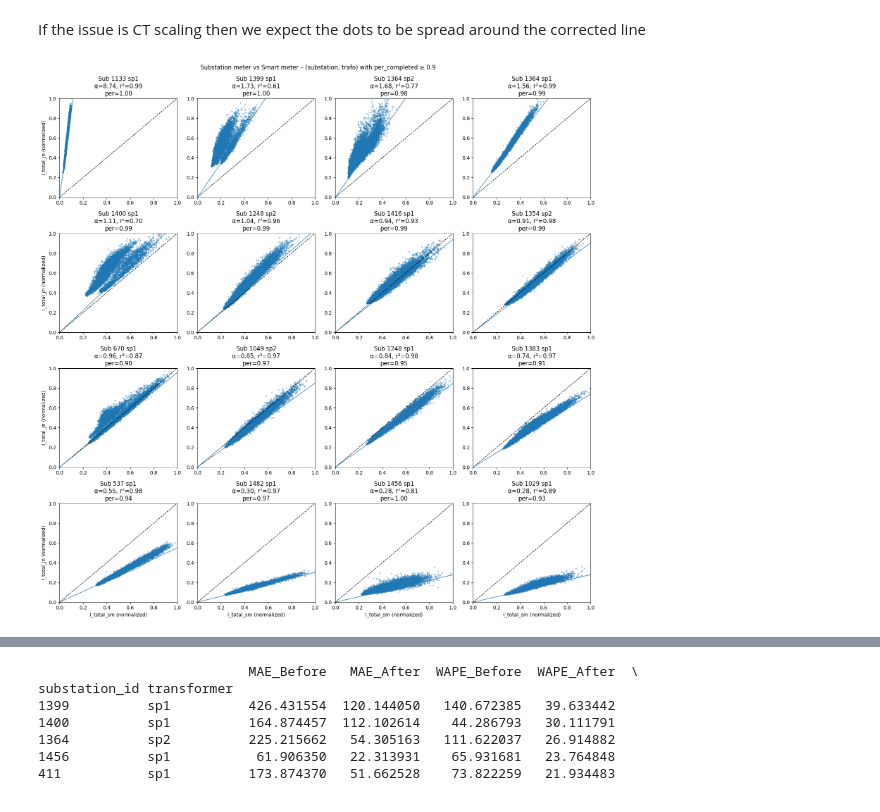
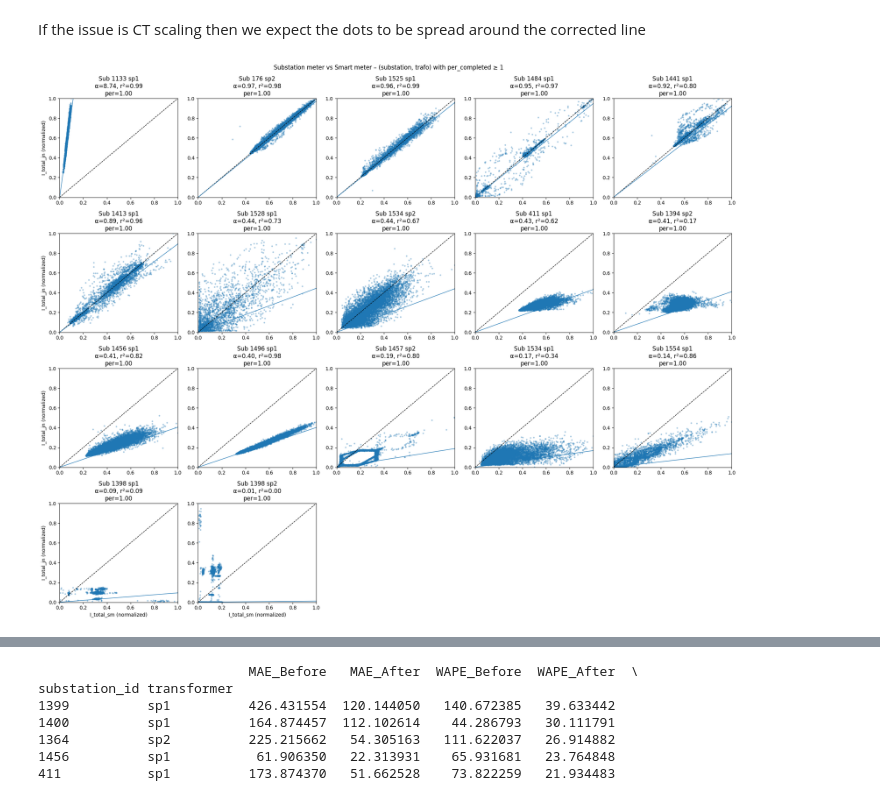
Before and after one commit to MindisBlank/Jasonaq_thesis, a Jupyter notebook: notebooks/ct_ratio_issue.ipynb, the cells around one changed output, grey strips where cells are left out. Drawn from its saved outputs; the diff is of its cells as text; code cells hidden in the pictures.

Commit message:
graphs updates

```diff
--- a/notebooks/ct_ratio_issue.ipynb
+++ b/notebooks/ct_ratio_issue.ipynb
@@ -781,7 +781,7 @@ df_sm_current
 ## Load + preprocess + align time bins (this is the "make the join trustworthy" section)
 #################################################################################################################
 sm_current_path = "../data/smartmeter_15min_all_by_transformer_20250801_20251101_['LPQ_Current_L1_AVG', 'LPQ_Current_L2_AVG', 'LPQ_Current_L3_AVG'].parquet"
-jn_current_path = "../results/janitza_timeseries_2026-01-10_1738.parquet"
+jn_current_path = "../data/janitza_timeseries_2026-01-23_1936_All_mes.parquet"
 devices_list = "../metadata/devices.csv"
 
 # Read raw parquet outputs
@@ -829,7 +829,7 @@ if "n_mps" in df_sm_current.columns:
         .max()
         .reset_index()
     )
-    valid_groups = valid_groups[valid_groups["n_mps"] > 2] # Strict > 2 (so 3 or more)
+    valid_groups = valid_groups[valid_groups["n_mps"] > 0] # Strict > 2 (so 3 or more)
 
     print(f"Filtering: Keeping {len(valid_groups)} groups with > 2 meters.")
 
@@ -2181,16 +2175,16 @@ If the issue is CT scaling then we expect the dots to be spread around the corre
 # %%
 # This code block is for plotting a grid of time series for multiple substations and transformers.
 #################################################################################################################
 plot_scatter_grid(
     merged=df_merged,
     summary=df_computed,
-    min_per_completed=0.9,
-    max_plots=16,
-    cols=4,
+    min_per_completed=1,
+    max_plots=115,
+    cols=5,
 )
 #################################################################################################################
 # %% [output]
-[figure, old version]
+[figure, new version]
 # %%
 import pandas as pd
 
```
Also changed, not shown: parts of 7 cells of this notebook, 13 other files.
